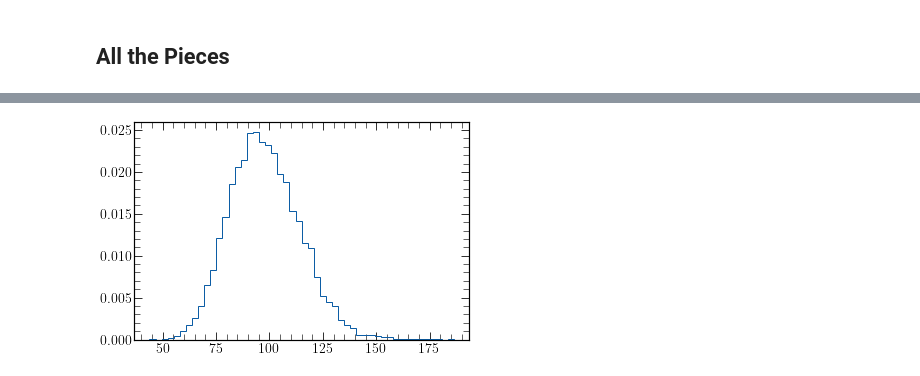
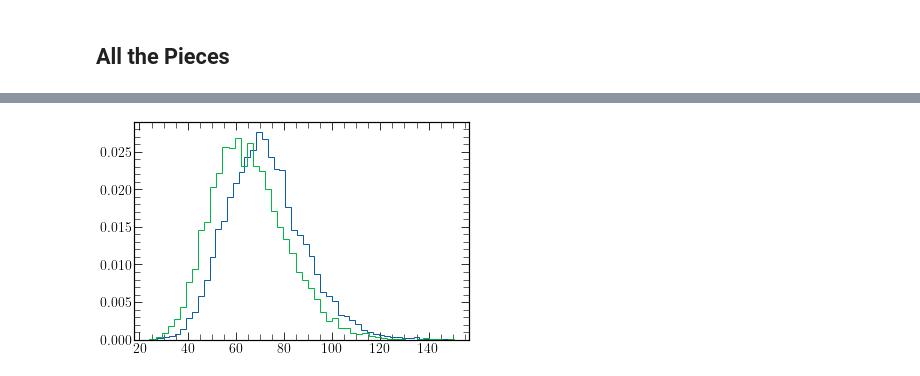
Before and after one commit to tyler-a-cox/fantasy_math, a Jupyter notebook: notebooks/fantasy_math.ipynb, the cells around one changed output, grey strips where cells are left out. Drawn from its saved outputs; the diff is of its cells as text; code cells hidden in the pictures.

```diff
--- a/notebooks/fantasy_math.ipynb
+++ b/notebooks/fantasy_math.ipynb
@@ -299,0 +240,14 @@ rows = np.array([row for row in rows if len(row) == 7])
+# %%
+%%time
+years = range(2019, 2023)
+columns = [
+    "player_name",
+    "recent_team",
+    "week",
+    "position",
+    "fantasy_points_ppr",
+    "season_type",
+    "season",
+]
+data = nfl.import_weekly_data(years=years, columns=columns)
+schedule = nfl.import_schedules(years=years)
@@ -325,12 +311,16 @@ plt.colorbar()
 n_sims = 10000 # number of simulations
 
 # Sample shape and rate parameters from covariance matrix (do this for every player)
-SHAPE, RATE = np.random.multivariate_normal(np.array([mu_shape, mu_rate]), C, size=n_sims).T
-
+SHAPES = []
+RATES = []
+for ms in list(np.linspace(0, 0.5, 7)) + list(np.linspace(-0.5, 0, 7)):
+    SHAPE, RATE = np.random.multivariate_normal(np.array([mu_shape + ms, mu_rate]), C, size=n_sims).T
+    SHAPES.append(SHAPE)
+    RATES.append(RATE)
 # Generate random correlation matrix
-corr = np.random.uniform(0, 0.1, size=(10, 10))
-corr = (corr + corr.T) / 2
-corr[np.diag_indices_from(corr)] = 1
+# corr = np.random.uniform(0, 0.1, size=(10, 10))
+# corr = (corr + corr.T) / 2
+# corr[np.diag_indices_from(corr)] = 1
 
 # Samples from correlation matrix
 samples_correlated = np.random.multivariate_normal(np.zeros(corr.shape[0]), corr, size=n_sims)
@@ -343,8 +333,8 @@ all_samples = []
 for player_ind in range(corr.shape[0]):
     samples_x = stats.gamma.ppf(
         stats.norm.cdf(samples_correlated[:, player_ind]),
-        SHAPE,
-        scale=RATE ** -1,
+        SHAPES[player_ind],
+        scale=RATES[player_ind] ** -1,
     )
     all_samples.append(samples_x)
 
@@ -355,6 +345,7 @@ Wall time: 96.6 ms
 # %%
 plt.figure()
-plt.hist(np.sum(all_samples, axis=0), histtype='step', density=True, bins=50)
+plt.hist(np.sum(all_samples[:7], axis=0), histtype='step', density=True, bins=50)
+plt.hist(np.sum(all_samples[7:], axis=0), histtype='step', density=True, bins=50)
 plt.show()
 # %% [output]
-[figure, old version]
+[figure, new version]
```
Also changed, not shown: parts of 38 cells of this notebook, 7 other files.
